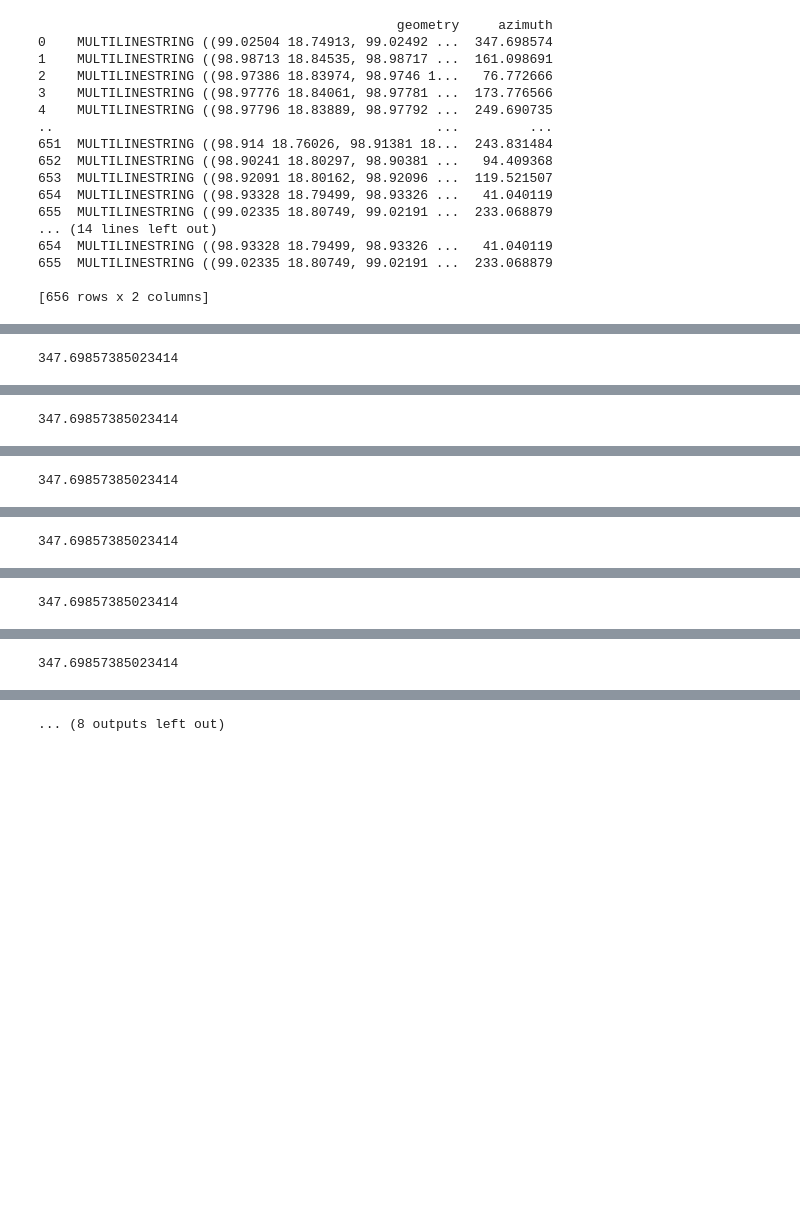
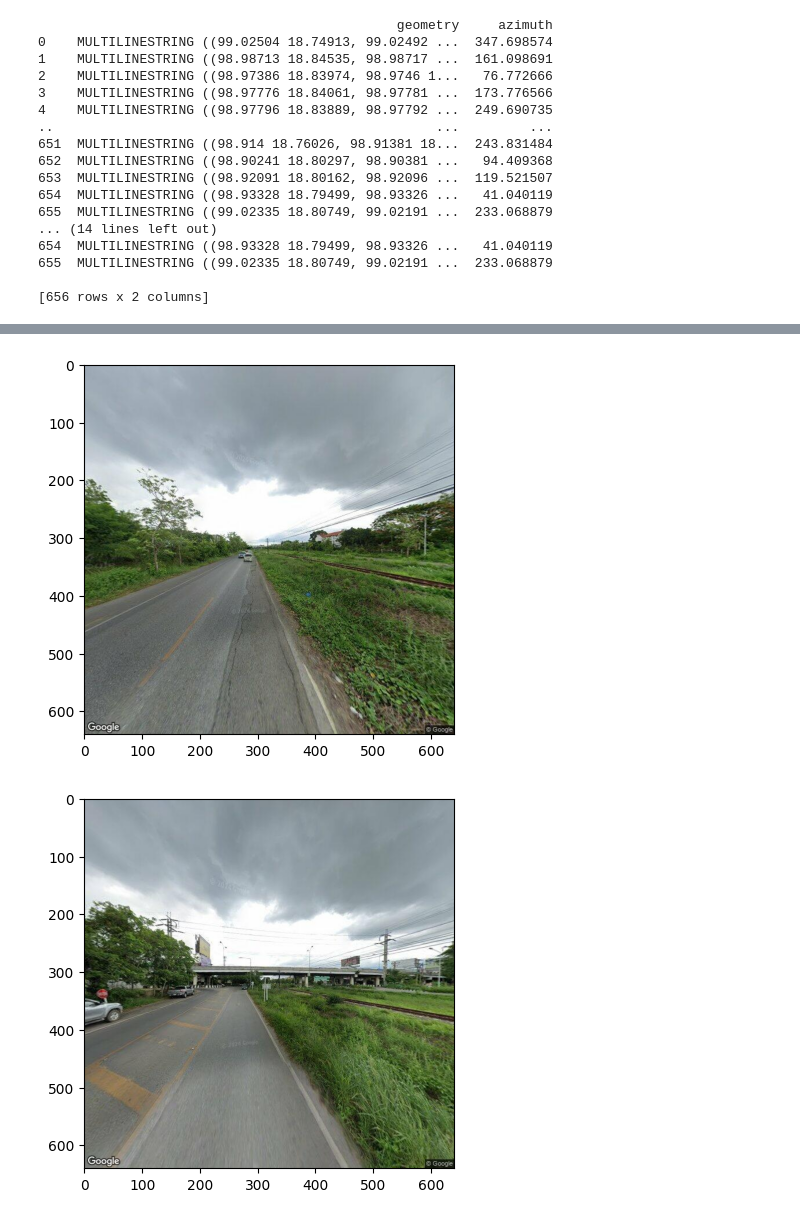
Before and after one commit to dookda/cmu_py499, a Jupyter notebook: proj_jan/get_azimuth_for_gsv.ipynb, the cells around one changed output, grey strips where cells are left out. Cells and saved outputs as stored; diff of their text form; code cells hidden in the pictures; blank space fills up the shorter version.

```diff
--- a/proj_jan/get_azimuth_for_gsv.ipynb
+++ b/proj_jan/get_azimuth_for_gsv.ipynb
@@ -165,6 +177,14 @@ gdf.head()
+# %%
+# loop for row in gdf
+for idx, row in gdf.iterrows():
+  lat = row.geometry.y
+  lon = row.geometry.x
+  azimuth = row.azimuth
+  print(f"lat: {lat}, lon: {lon}, azimuth: {azimuth}")
 # %%
 # Google API key
-API_KEY = "AIzxxxxxxxxxxxxxxxxxxxxxxxxxx"
+API_KEY = "AIzaSyDViISmMeX-WFzMZm--xxxxxxxxxxxxxxxxx"
+
 
 for i in range(10):
   # เอาแค่ lat lng และ azimuth มา
@@ -185,37 +205,32 @@ for i in range(10):
         f"?size=640x640"
         f"&location={lat},{lon}"
         f"&heading={heading}"
         f"&pitch=0"
         f"&fov=180"
         f"&key={API_KEY}"
       )
 
       # Save image
       img_name = "streetview_" + str(pano_id) + ".jpg"
       image_data = requests.get(image_url).content
       with open(img_name, "wb") as f:
           f.write(image_data)
 
       # show as picture as matplotlib
       import matplotlib.pyplot as plt
       from PIL import Image
       import numpy as np
       image = Image.open(img_name)
       plt.imshow(image)
       plt.show()
   else:
       print("Street View not available for this location")
 # %% [output]
-347.69857385023414
 [figure]
-347.69857385023414
 [figure]
-347.69857385023414
 [figure]
-347.69857385023414
 [figure]
-347.69857385023414
 [figure]
-347.69857385023414
 [figure]
-... (8 outputs left out)
+[figure, added]
+[figure, added]
```
Also changed, not shown: parts of 6 cells of this notebook.
